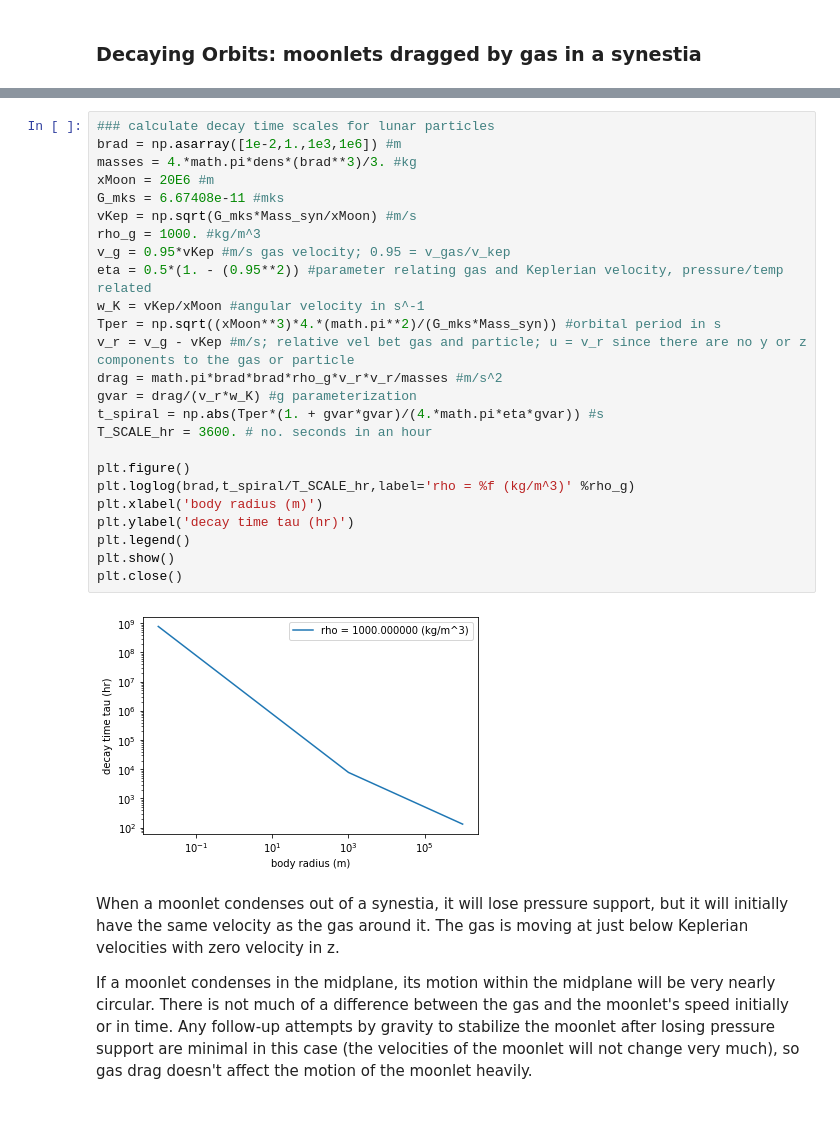
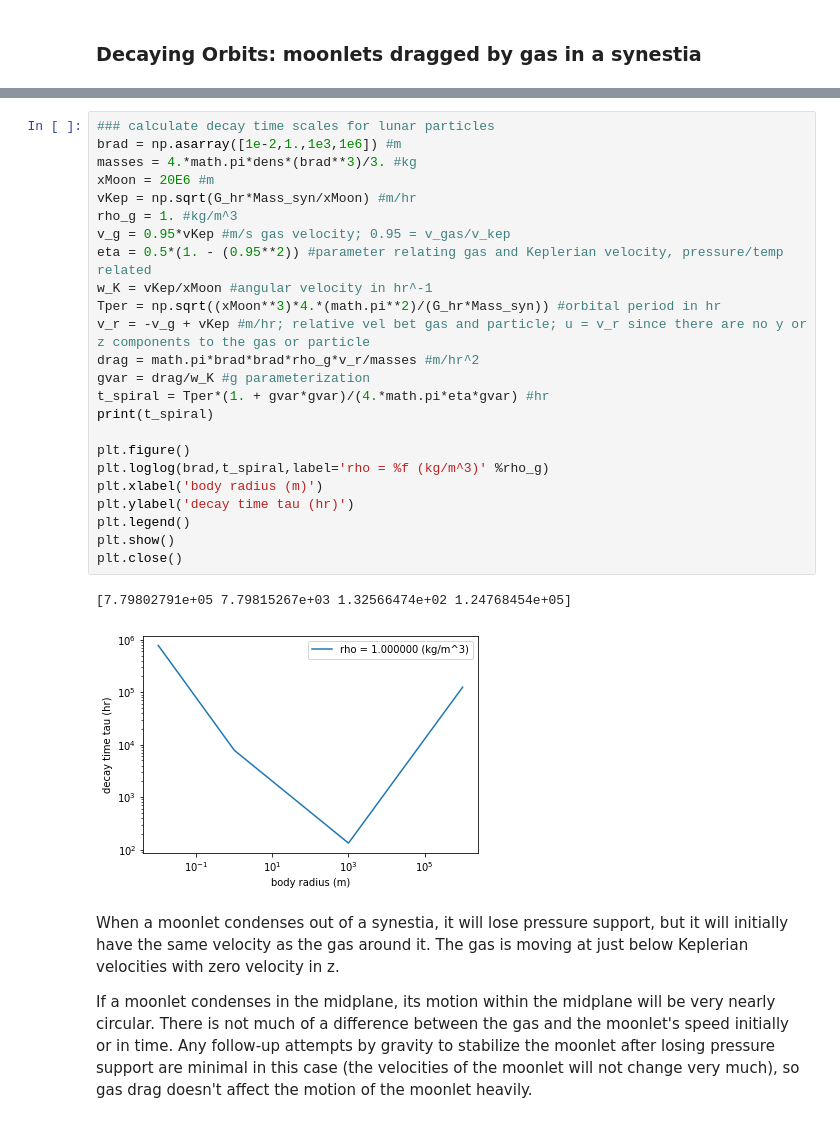
Before and after one commit to gohollyo/Synestia, a Jupyter notebook: 05MoonFormationInSynestias.ipynb, the cells around one changed output, grey strips where cells are left out. Saved outputs shown, nothing was run; the diff lists cells and outputs as text.

Commit message:
Gas drag plotting working now

```diff
--- a/05MoonFormationInSynestias.ipynb
+++ b/05MoonFormationInSynestias.ipynb
@@ -294,30 +356,30 @@ plt.close()
 # %%
 ### calculate decay time scales for lunar particles
 brad = np.asarray([1e-2,1.,1e3,1e6]) #m
 masses = 4.*math.pi*dens*(brad**3)/3. #kg
 xMoon = 20E6 #m
-G_mks = 6.67408e-11 #mks
-vKep = np.sqrt(G_mks*Mass_syn/xMoon) #m/s
-rho_g = 1000. #kg/m^3
+vKep = np.sqrt(G_hr*Mass_syn/xMoon) #m/hr
+rho_g = 1. #kg/m^3
 v_g = 0.95*vKep #m/s gas velocity; 0.95 = v_gas/v_kep
 eta = 0.5*(1. - (0.95**2)) #parameter relating gas and Keplerian velocity, pressure/temp related
-w_K = vKep/xMoon #angular velocity in s^-1
-Tper = np.sqrt((xMoon**3)*4.*(math.pi**2)/(G_mks*Mass_syn)) #orbital period in s
-v_r = v_g - vKep #m/s; relative vel bet gas and particle; u = v_r since there are no y or z components to the gas or particle
-drag = math.pi*brad*brad*rho_g*v_r*v_r/masses #m/s^2
-gvar = drag/(v_r*w_K) #g parameterization
-t_spiral = np.abs(Tper*(1. + gvar*gvar)/(4.*math.pi*eta*gvar)) #s
-T_SCALE_hr = 3600. # no. seconds in an hour
+w_K = vKep/xMoon #angular velocity in hr^-1
+Tper = np.sqrt((xMoon**3)*4.*(math.pi**2)/(G_hr*Mass_syn)) #orbital period in hr
+v_r = -v_g + vKep #m/hr; relative vel bet gas and particle; u = v_r since there are no y or z components to the gas or particle
+drag = math.pi*brad*brad*rho_g*v_r/masses #m/hr^2
+gvar = drag/w_K #g parameterization
+t_spiral = Tper*(1. + gvar*gvar)/(4.*math.pi*eta*gvar) #hr
+print(t_spiral)
 
 plt.figure()
-plt.loglog(brad,t_spiral/T_SCALE_hr,label='rho = %f (kg/m^3)' %rho_g)
+plt.loglog(brad,t_spiral,label='rho = %f (kg/m^3)' %rho_g)
 plt.xlabel('body radius (m)')
 plt.ylabel('decay time tau (hr)')
 plt.legend()
 plt.show()
 plt.close()
 # %% [output]
+[7.79802791e+05 7.79815267e+03 1.32566474e+02 1.24768454e+05]
-[figure, old version]
+[figure, new version]
 # %% [markdown]
 When a moonlet condenses out of a synestia, it will lose pressure support, but it will initially have the same velocity as the gas around it. The gas is moving at just below Keplerian velocities with zero velocity in z.
 
```
Also changed, not shown: parts of 3 cells of this notebook, 4 other files.
